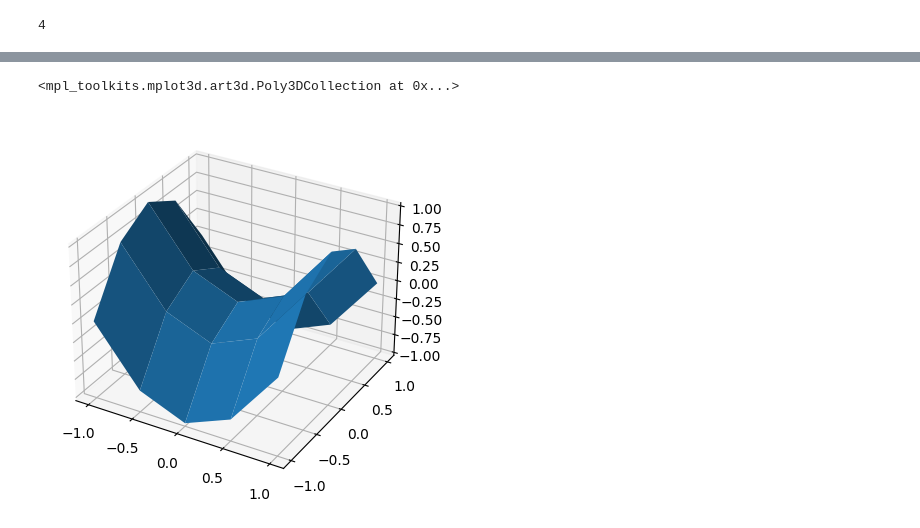
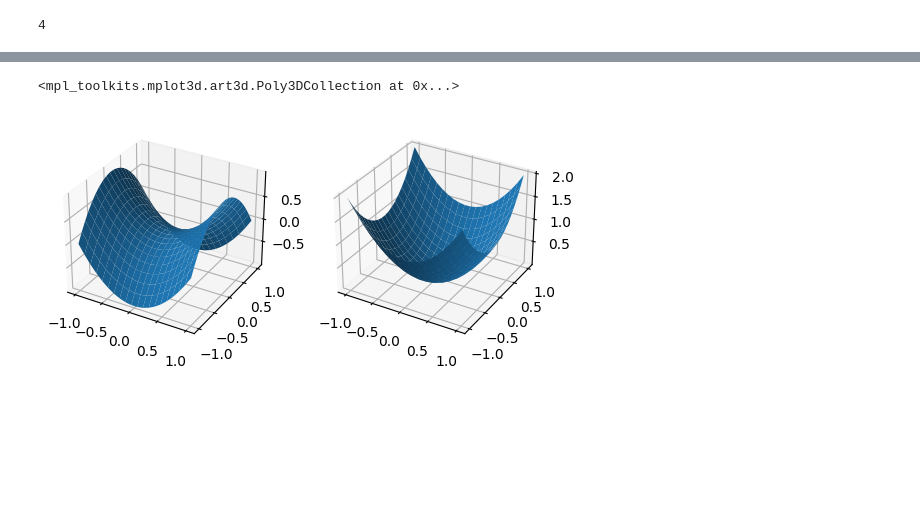
Before and after one commit to asegura4488/MetodosComputacionalesI, a Jupyter notebook: Semana2/Soporte2D_POO.ipynb, the cells around one changed output, grey strips where cells are left out. Drawn from its saved outputs; the diff is of its cells as text; code cells hidden in the pictures; blank space fills up the shorter version.

```diff
--- a/Semana2/Soporte2D_POO.ipynb
+++ b/Semana2/Soporte2D_POO.ipynb
@@ -41,6 +45,9 @@ array([-1. , -0.5,  0. ,  0.5,  1. ])
 # %%
-def f(x,y):
+def f0(x,y):
   return x**2 - y**2
+# %%
+def f1(x,y):
+  return x**2 + y**2
 # %%
-F = np.zeros_like(X)
-F
+F0 = np.zeros_like(X)
+F1 = np.zeros_like(X)
@@ -53,4 +54,5 @@ array([[0., 0., 0., 0., 0.],
 # %%
 for i in range(X.shape[0]):
   for j in range(X.shape[1]):
-    F[i,j] = f(X[i,j],Y[i,j])
+    F0[i,j] = f0(X[i,j],Y[i,j])
+    F1[i,j] = f1(X[i,j],Y[i,j])
@@ -70,7 +84,10 @@ plt.scatter(X,Y)
 # %%
 fig = plt.figure()
-ax = fig.add_subplot(111,projection='3d')
-ax.plot_surface(X,Y,F)
+ax = fig.add_subplot(121,projection='3d')
+ax1 = fig.add_subplot(122,projection='3d')
+
+ax.plot_surface(X,Y,F0)
+ax1.plot_surface(X,Y,F1)
 # %% [output]
 <mpl_toolkits.mplot3d.art3d.Poly3DCollection at 0x...>
-[figure, old version]
+[figure, new version]
```
Also changed, not shown: parts of 7 cells of this notebook.
